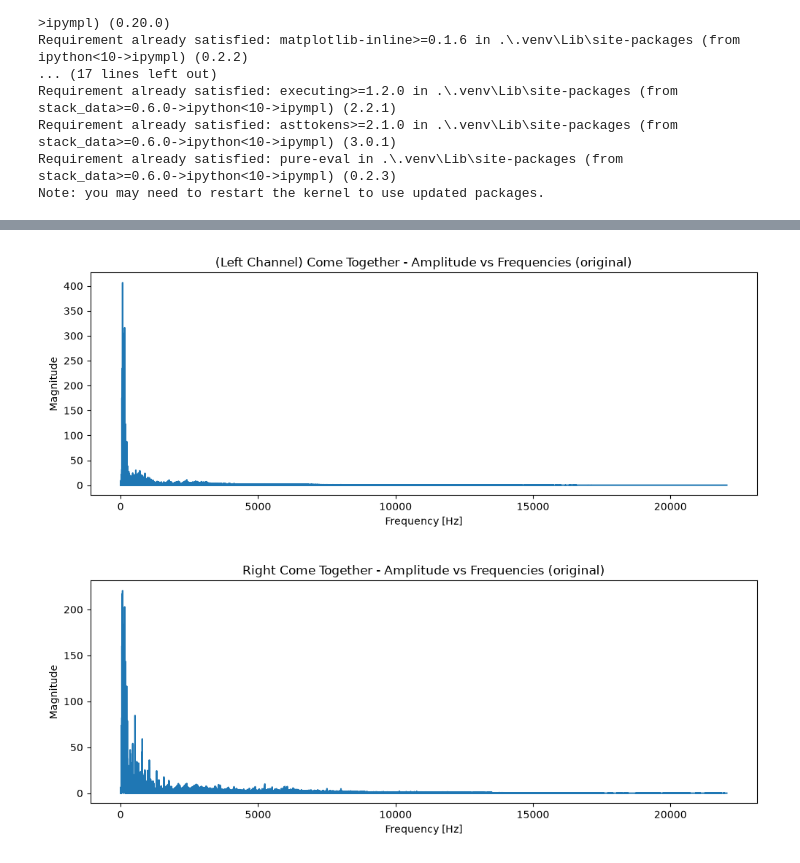
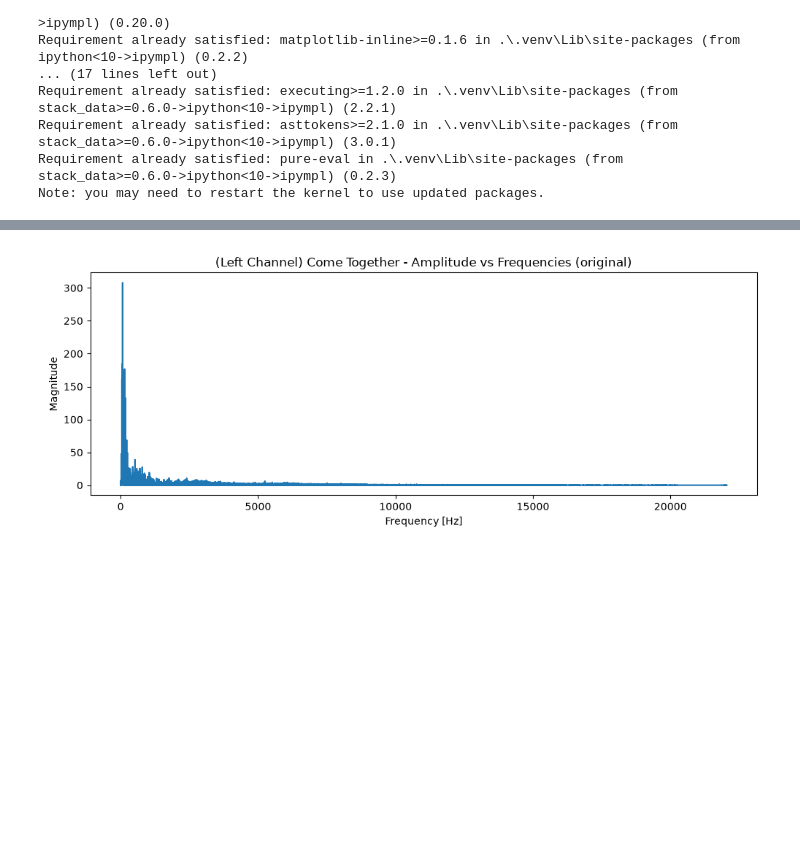
Before and after one commit to EranMaor/Audio-Processing, a Jupyter notebook: fourier.ipynb, the cells around one changed output, grey strips where cells are left out. Saved outputs shown, nothing was run; the diff lists cells and outputs as text; code cells hidden in the pictures; blank space fills up the shorter version.

```diff
--- a/fourier.ipynb
+++ b/fourier.ipynb
@@ -70,12 +71,17 @@ def transform_mono(file_name):
 
     return mono_data, f_transform, amplitude, f, sample_rate
 # %%
-def plot(x, y, title, xlabel, ylabel):
+def plot(x, y, title, xlabel, ylabel, xmax=25000):
     plt.figure(figsize=(10, 4))
     plt.title(title)
     plt.ylabel(ylabel)
     plt.xlabel(xlabel)
     plt.plot(x, y)
+
+
+    if xmax != 25000:
+        plt.xlim(0, xmax)
+
     plt.tight_layout()
     plt.show()
 # %%
@@ -101,10 +111,9 @@ plot_freqs(f, amplitude, room_f, room_amplitude, phone_f, phone_amplitude, 'Magn
 # %%
-left_data, f_transform_left, amplitude_left, right_data, f_transform_right, amplitude_right, f, sample_rate = transform('come_together.wav')
-plot(f, amplitude_left,  '(Left Channel) Come Together - Amplitude vs Frequencies (original)', 'Frequency [Hz]', 'Magnitude')
-plot(f,  amplitude_right,  '(Right Channel) Come Together - Amplitude vs Frequencies (original)', 'Frequency [Hz]', 'Magnitude')
+#Convert song to mono and place it in the left channel
+left_data, left_f_transform, left_amplitude, f, sample_rate = transform_mono("come_together.wav")
+plot(f, left_amplitude,  '(Left Channel) Come Together - Amplitude vs Frequencies (original)', 'Frequency [Hz]', 'Magnitude')
 # %% [output]
-[figure, old version]
+[figure, new version]
-[figure, removed]
 # %%
 def remove_dc_offset(f_transform):
     f_transform[0] = 0
```
Also changed, not shown: parts of 8 cells of this notebook, 2 other files.
